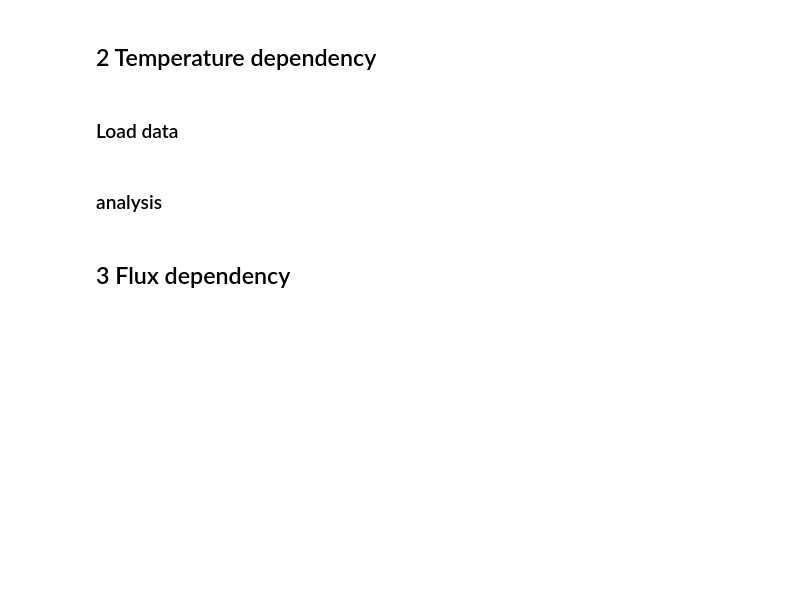
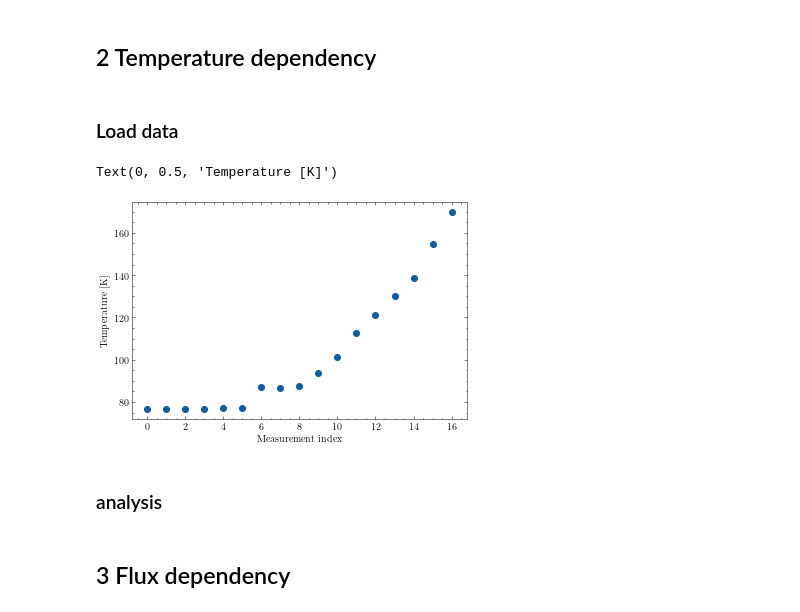
Before and after one commit to emhl/FP1, a Jupyter notebook: SQUID.ipynb, the cells around one changed output. Saved outputs shown, nothing was run; the diff lists cells and outputs as text; code cells hidden in the pictures; blank space fills up the shorter version.

```diff
--- a/SQUID.ipynb
+++ b/SQUID.ipynb
@@ -50,6 +100,15 @@ def temp(diode_volt):
 ## 2 Temperature dependency
 # %% [markdown]
 ### Load data
+# %%
+voltages = [986, 985.8, 986.6, 985.7, 985.2, 984.8, 958, 959.5, 957, 940, 920, 890, 867, 843, 820, 777, 736]
+temps = temp(np.array(voltages)*1e-3)
+plt.scatter(range(len(temps)), temps, label='measured temperatures')
+plt.xlabel('Measurement index')
+plt.ylabel('Temperature [K]')
+# %% [output]
+Text(0, 0.5, 'Temperature [K]')
+[figure, added]
 # %% [markdown]
 ### analysis
 # %% [markdown]
```
Also changed, not shown: parts of 19 cells of this notebook, 14 other files.
